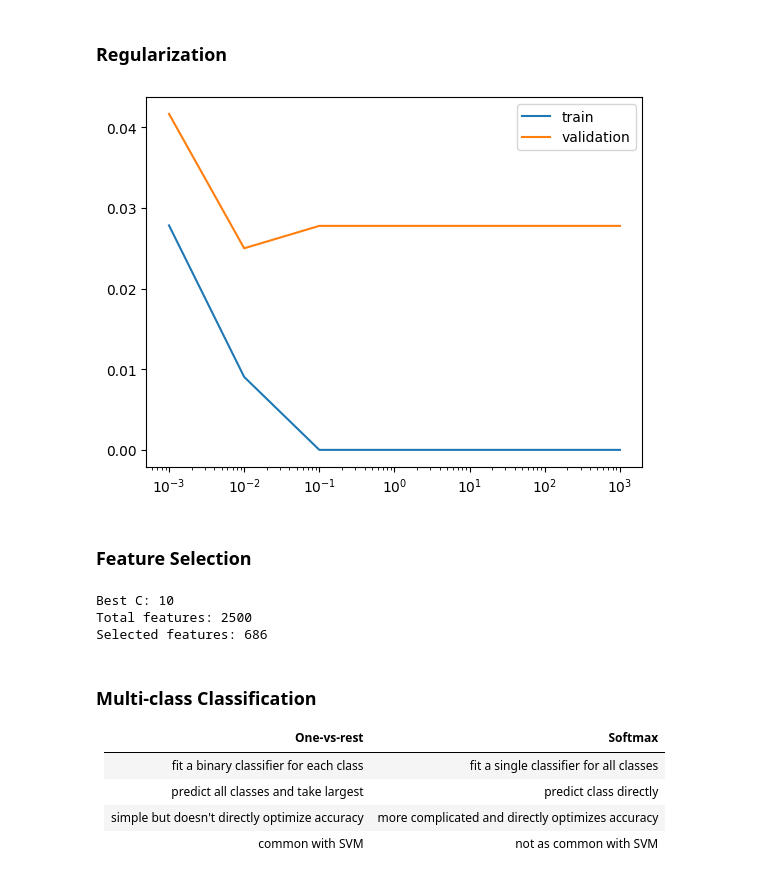
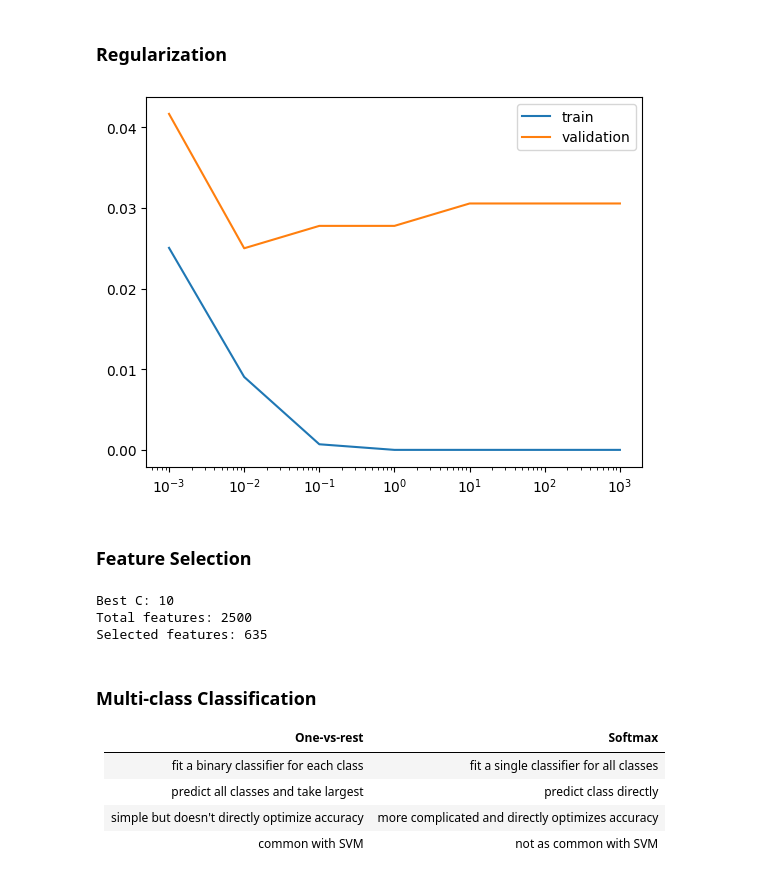
Before and after one commit to adamelliotfields/datacamp, a Jupyter notebook: notebooks/machine_learning/logistic_regression_and_svm_in_python/notebook.ipynb, the cells around one changed output. Drawn from its saved outputs; the diff is of its cells as text; code cells hidden in the pictures.

```diff
--- a/notebooks/machine_learning/logistic_regression_and_svm_in_python/notebook.ipynb
+++ b/notebooks/machine_learning/logistic_regression_and_svm_in_python/notebook.ipynb
@@ -105,7 +97,7 @@ If you were to write a linear equation for a subspace, any variables that satisf
 Data is _linearly separable_ if it can be separated by a linear decision boundary.
 # %%
 # digits
-X_train, X_test, y_train, y_test = train_test_split(
+X_train_digits, X_test_digits, y_train_digits, y_test_digits = train_test_split(
     digits.data,
     digits.target,
     test_size=0.2,
@@ -113,24 +105,24 @@ X_train, X_test, y_train, y_test = train_test_split(
 )
 
 # fit and score
-lr = LogisticRegression(max_iter=5000, random_state=42)
-lr.fit(X_train, y_train)
-print(lr.score(X_train, y_train))
-print(lr.score(X_test, y_test))
+lr = LogisticRegression(solver="sag", max_iter=1000, random_state=42)
+lr.fit(X_train_digits, y_train_digits)
+print(lr.score(X_train_digits, y_train_digits))
+print(lr.score(X_test_digits, y_test_digits))
 # %% [output]
 1.0
 0.9722222222222222
 # %%
 svm = SVC(random_state=42)
-svm.fit(X_train, y_train)
-print(svm.score(X_train, y_train))
-print(svm.score(X_test, y_test))
+svm.fit(X_train_digits, y_train_digits)
+print(svm.score(X_train_digits, y_train_digits))
+print(svm.score(X_test_digits, y_test_digits))
 # %% [output]
 0.9965205288796103
 0.9861111111111112
 # %%
 # imdb
-X_train, X_test, y_train, y_test = train_test_split(
+X_train_imdb, X_test_imdb, y_train_imdb, y_test_imdb = train_test_split(
     imdb_train.data,
     imdb_train.target,
     test_size=0.2,
@@ -138,8 +130,8 @@ X_train, X_test, y_train, y_test = train_test_split(
 )
 
 # fit
-lr = LogisticRegression(random_state=42)
-lr.fit(X_train, y_train)
+lr = LogisticRegression(penalty="l1", solver="saga", random_state=42)
+lr.fit(X_train_imdb, y_train_imdb)
 
 # fmt: off
 review1, review2 = vectorizer.transform([
@@ -212,50 +204,34 @@ where $x$ is the logit and $e$ is the base of the natural logarithm (Euler's num
 # %% [markdown]
 ### Regularization
 # %%
-# digits
-X_train, X_test, y_train, y_test = train_test_split(
-    digits.data,
-    digits.target,
-    test_size=0.2,
-    random_state=42,
-)
-
 # fit
 train_errs = []
 valid_errs = []
 C_values = [0.001, 0.01, 0.1, 1, 10, 100, 1000]
 
 for C in C_values:
-    lr = LogisticRegression(C=C, max_iter=5000, random_state=42)
-    lr.fit(X_train, y_train)
+    lr = LogisticRegression(C=C, solver="sag", max_iter=2000, random_state=42)
+    lr.fit(X_train_digits, y_train_digits)
 
-    train_err = 1 - lr.score(X_train, y_train)
-    valid_err = 1 - lr.score(X_test, y_test)
+    train_err = 1 - lr.score(X_train_digits, y_train_digits)
+    valid_err = 1 - lr.score(X_test_digits, y_test_digits)
 
     train_errs.append(train_err)
     valid_errs.append(valid_err)
 
 # plot
 plt.semilogx(C_values, train_errs, C_values, valid_errs)
 plt.legend(("train", "validation"))
 plt.show()
 # %% [output]
-[figure, old version]
+[figure, new version]
 # %% [markdown]
 ### Feature Selection
 # %%
-# imdb
-X_train, X_test, y_train, y_test = train_test_split(
-    imdb_train.data,
-    imdb_train.target,
-    test_size=0.2,
-    random_state=42,
-)
-
 # fit
-lr = LogisticRegression(solver="liblinear", penalty="l1", max_iter=5000, random_state=42)
+lr = LogisticRegression(penalty="l1", solver="saga", max_iter=2000, random_state=42)
 gs = GridSearchCV(lr, {"C": [0.001, 0.01, 0.1, 1, 10]})
-gs.fit(X_train, y_train)
+gs.fit(X_train_imdb, y_train_imdb)
 
 # best params
 best_params = gs.best_params_
@@ -267,7 +243,7 @@ print(f"Selected features: {np.count_nonzero(best_coef)}")
 # %% [output]
 Best C: 10
 Total features: 2500
-Selected features: 686
+Selected features: 635
 # %% [markdown]
 ### Multi-class Classification
 
```
Also changed, not shown: parts of 11 cells of this notebook, 1 other file.
